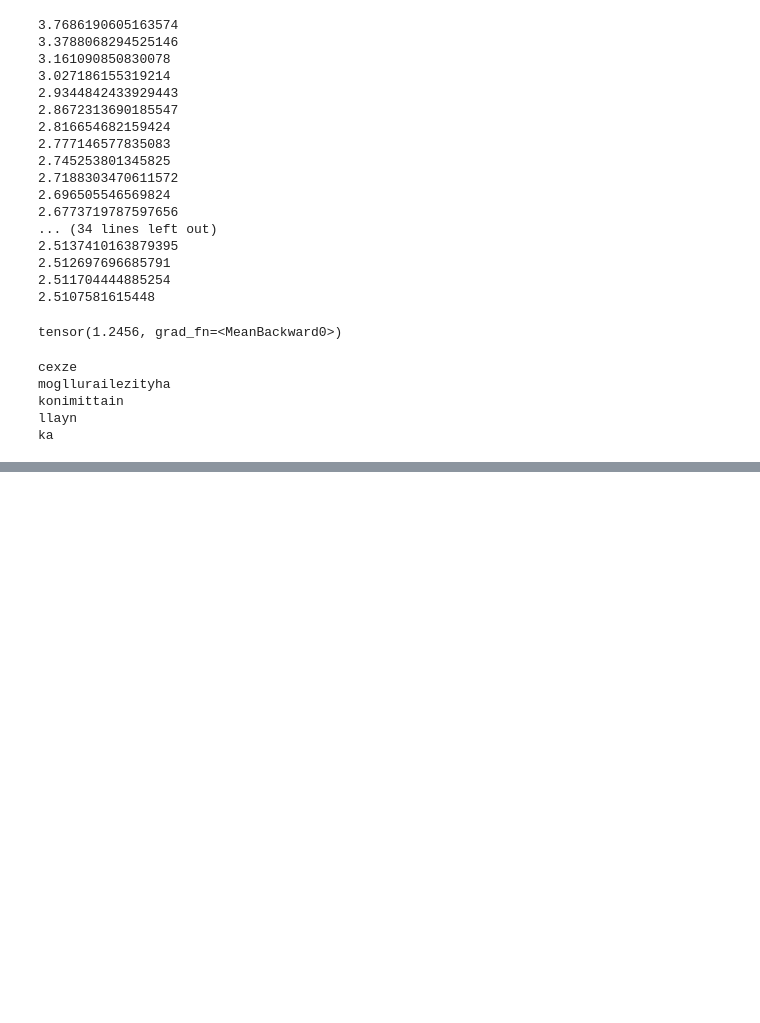
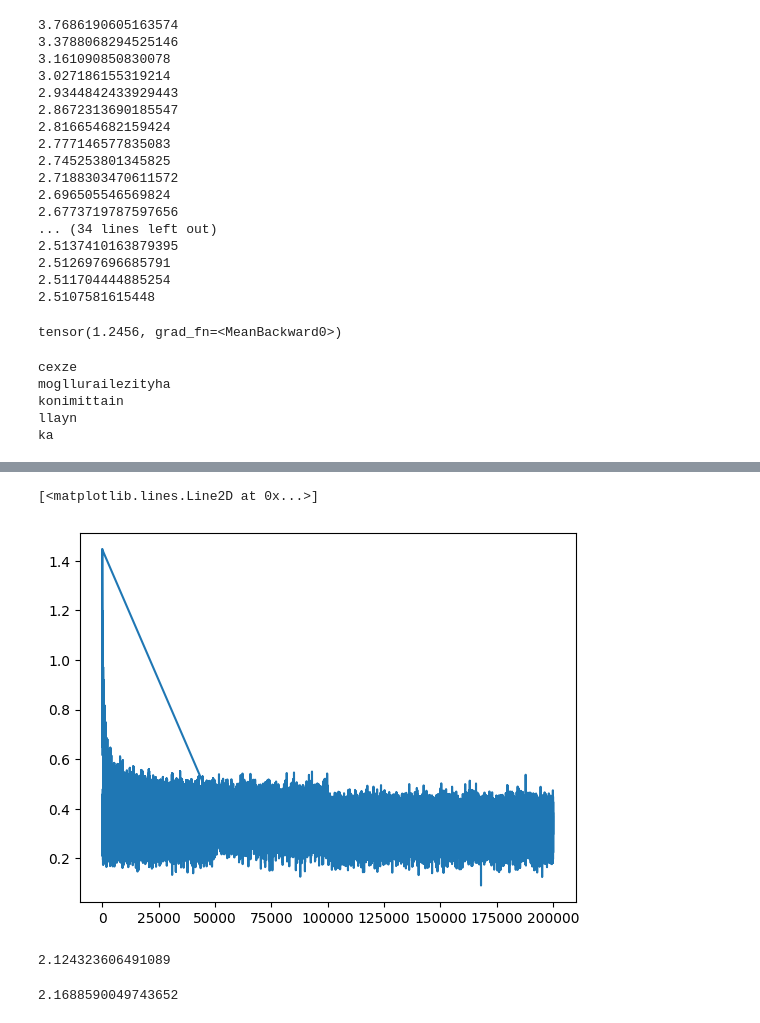
Before and after one commit to Ryan-Reese/makemore, a Jupyter notebook: build_makemore.ipynb, the cells around one changed output, grey strips where cells are left out. Saved outputs shown, nothing was run; the diff lists cells and outputs as text; code cells hidden in the pictures; blank space fills up the shorter version.

```diff
--- a/build_makemore.ipynb
+++ b/build_makemore.ipynb
@@ -287,0 +316,6 @@ ka
+# %%
+chars = sorted(list(set("".join(words))))
+stoi = {s: i for i, s in enumerate(chars, start=1)}
+stoi["."] = 0
+itos = {i: s for s, i in stoi.items()}
+sorted(itos.items())[:8]
@@ -287,0 +452,52 @@ ka
+# %%
+# gradient descent using less naive learning rate
+for i in range(200000):
+    # construct minibatch
+    MINIBATCH_SIZE = 32
+    ix = torch.randint(0, X_train.shape[0], size=(MINIBATCH_SIZE,), generator=g)
+
+    # forward pass
+    feature_layer = C[X_train[ix]].view(MINIBATCH_SIZE, EMBEDDING_DIMENSION*CONTEXT_WINDOW)
+    hidden_layer = F.tanh((feature_layer @ H) + d)
+    logits = (hidden_layer @ U) + b
+
+    # negative logloss and L2 regularisation terms
+    loss = F.cross_entropy(logits, y_train[ix], reduction="mean") + (0.001*(H**2).mean()) + (0.001*(U**2).mean())
+
+    # backward pass
+    for matrix in matrices:
+        matrix.grad = None
+    loss.backward()
+
+    # weight update
+    for matrix in matrices:
+        # NOTE: learning rate should later be decayed
+        lr = 0.1 if i < 100000 else 0.01
+        matrix.data += -lr * matrix.grad
+
+    # track stats
+    train_steps.append(i)
+    train_loss.append(loss.log10().item())
+# %%
+plt.plot(train_steps, train_loss)
+# %% [output]
+[<matplotlib.lines.Line2D at 0x...>]
+[figure, added]
+# %%
+# evaluate train loss using forward pass
+feature_layer = C[X_train].view(X_train.shape[0], EMBEDDING_DIMENSION*CONTEXT_WINDOW)
+hidden_layer = F.tanh((feature_layer @ H) + d)
+logits = (hidden_layer @ U) + b
+loss = F.cross_entropy(logits, y_train, reduction="mean") + (0.001*(H**2).mean()) + (0.001*(U**2).mean())
+print(loss.item())
+# %% [output]
+2.124323606491089
+# %%
+# evaluate dev loss using forward pass
+feature_layer = C[X_dev].view(X_dev.shape[0], EMBEDDING_DIMENSION*CONTEXT_WINDOW)
+hidden_layer = F.tanh((feature_layer @ H) + d)
+logits = (hidden_layer @ U) + b
+loss = F.cross_entropy(logits, y_dev, reduction="mean") + (0.001*(H**2).mean()) + (0.001*(U**2).mean())
+print(loss.item())
+# %% [output]
+2.1688590049743652
```
Also changed, not shown: parts of 15 cells of this notebook.
